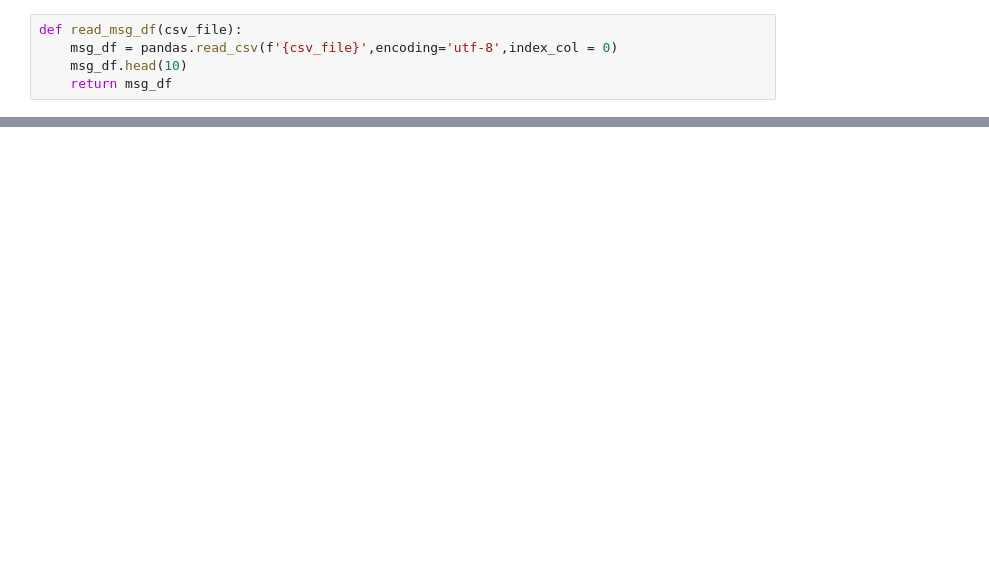
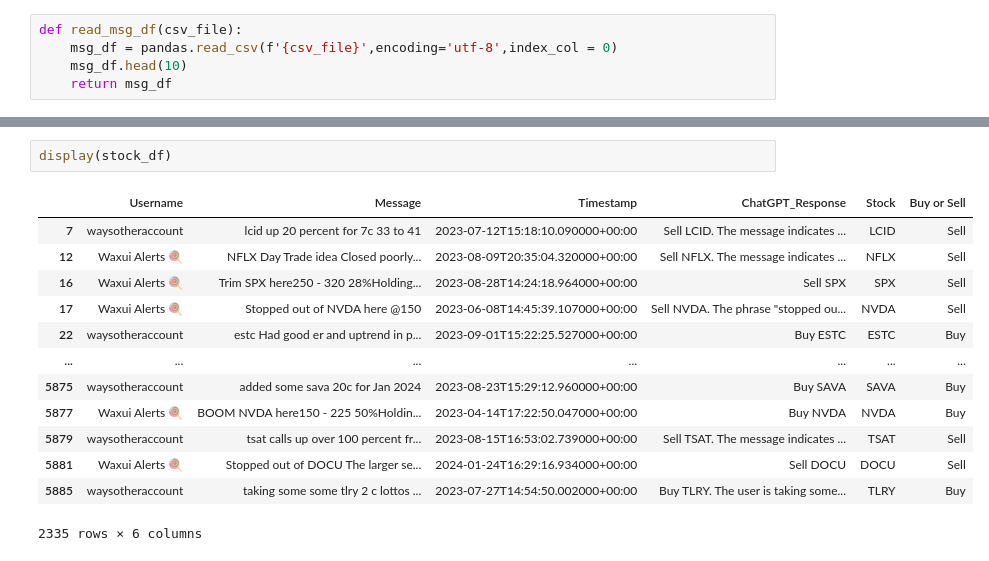
Before and after one commit to amoogat/Project_X, a Jupyter notebook: GPT_msgTransformer.ipynb, the cells around one changed output, grey strips where cells are left out. Cells and saved outputs as stored; diff of their text form; blank space fills up the shorter version.

Commit message:
gpt3.5 summarizes disc messages, gpt4 debugs the output

```diff
--- a/GPT_msgTransformer.ipynb
+++ b/GPT_msgTransformer.ipynb
@@ -118,0 +171,16 @@ df.head(60)
+# %%
+display(stock_df)
+# %% [output]
+|  | Username | Message | Timestamp | ChatGPT_Response | Stock | Buy or Sell |
+| 7 | waysotheraccount | lcid up 20 percent for 7c 33 to 41 | 2023-07-12T15:18:10.090000+00:00 | Sell LCID. The message indicates ... | LCID | Sell |
+| 12 | Waxui Alerts 🍭 | NFLX Day Trade idea Closed poorly... | 2023-08-09T20:35:04.320000+00:00 | Sell NFLX. The message indicates ... | NFLX | Sell |
+| 16 | Waxui Alerts 🍭 | Trim SPX here250 - 320 28%Holding... | 2023-08-28T14:24:18.964000+00:00 | Sell SPX | SPX | Sell |
+| 17 | Waxui Alerts 🍭 | Stopped out of NVDA here @150 | 2023-06-08T14:45:39.107000+00:00 | Sell NVDA. The phrase "stopped ou... | NVDA | Sell |
+| 22 | waysotheraccount | estc Had good er and uptrend in p... | 2023-09-01T15:22:25.527000+00:00 | Buy ESTC | ESTC | Buy |
+| ... | ... | ... | ... | ... | ... | ... |
+| 5875 | waysotheraccount | added some sava 20c for Jan 2024 | 2023-08-23T15:29:12.960000+00:00 | Buy SAVA | SAVA | Buy |
+| 5877 | Waxui Alerts 🍭 | BOOM NVDA here150 - 225 50%Holdin... | 2023-04-14T17:22:50.047000+00:00 | Buy NVDA | NVDA | Buy |
+| 5879 | waysotheraccount | tsat calls up over 100 percent fr... | 2023-08-15T16:53:02.739000+00:00 | Sell TSAT. The message indicates ... | TSAT | Sell |
+| 5881 | Waxui Alerts 🍭 | Stopped out of DOCU The larger se... | 2024-01-24T16:29:16.934000+00:00 | Sell DOCU | DOCU | Sell |
+| 5885 | waysotheraccount | taking some some tlry 2 c lottos ... | 2023-07-27T14:54:50.002000+00:00 | Buy TLRY. The user is taking some... | TLRY | Buy |
+2335 rows × 6 columns
```
Also changed, not shown: parts of 12 cells of this notebook.
